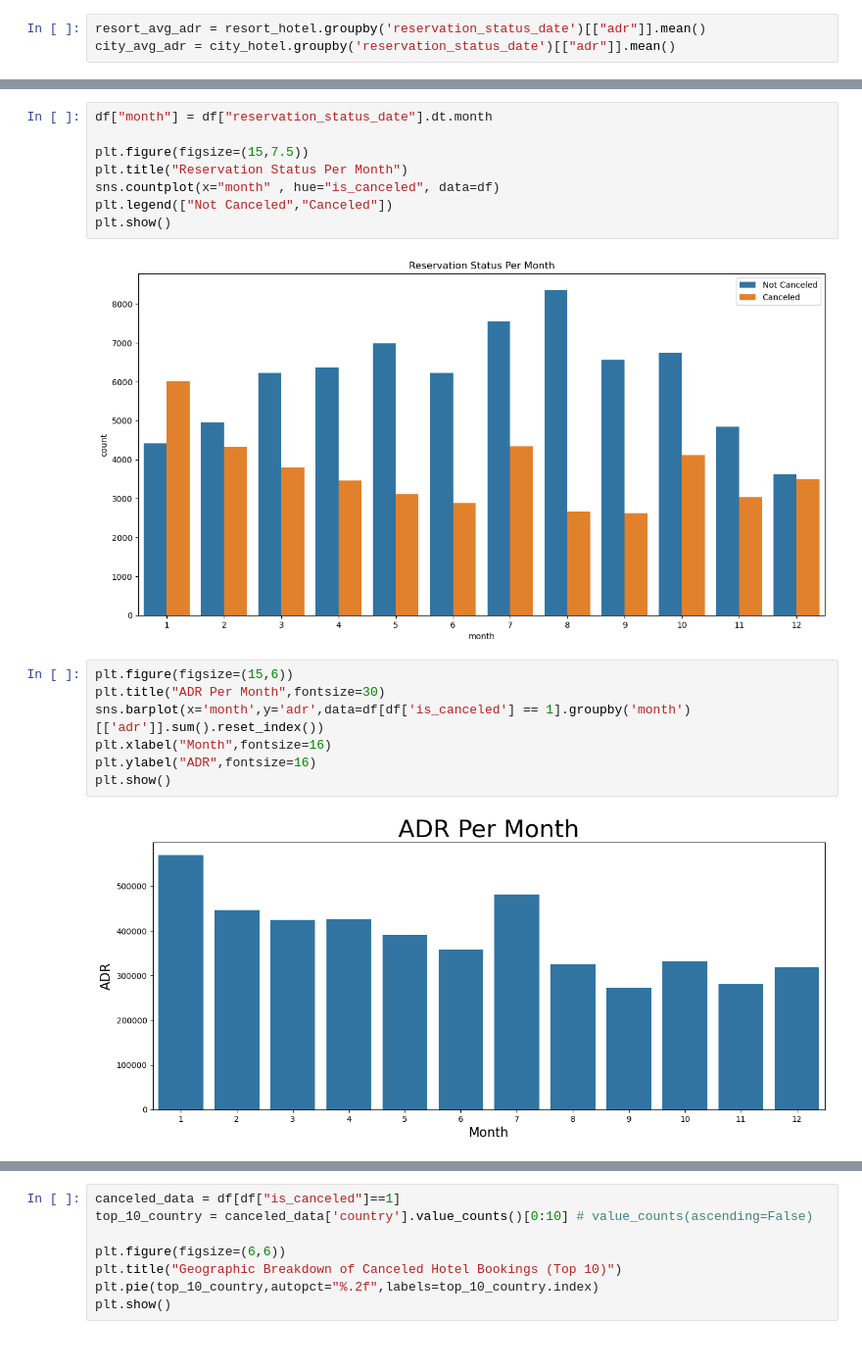
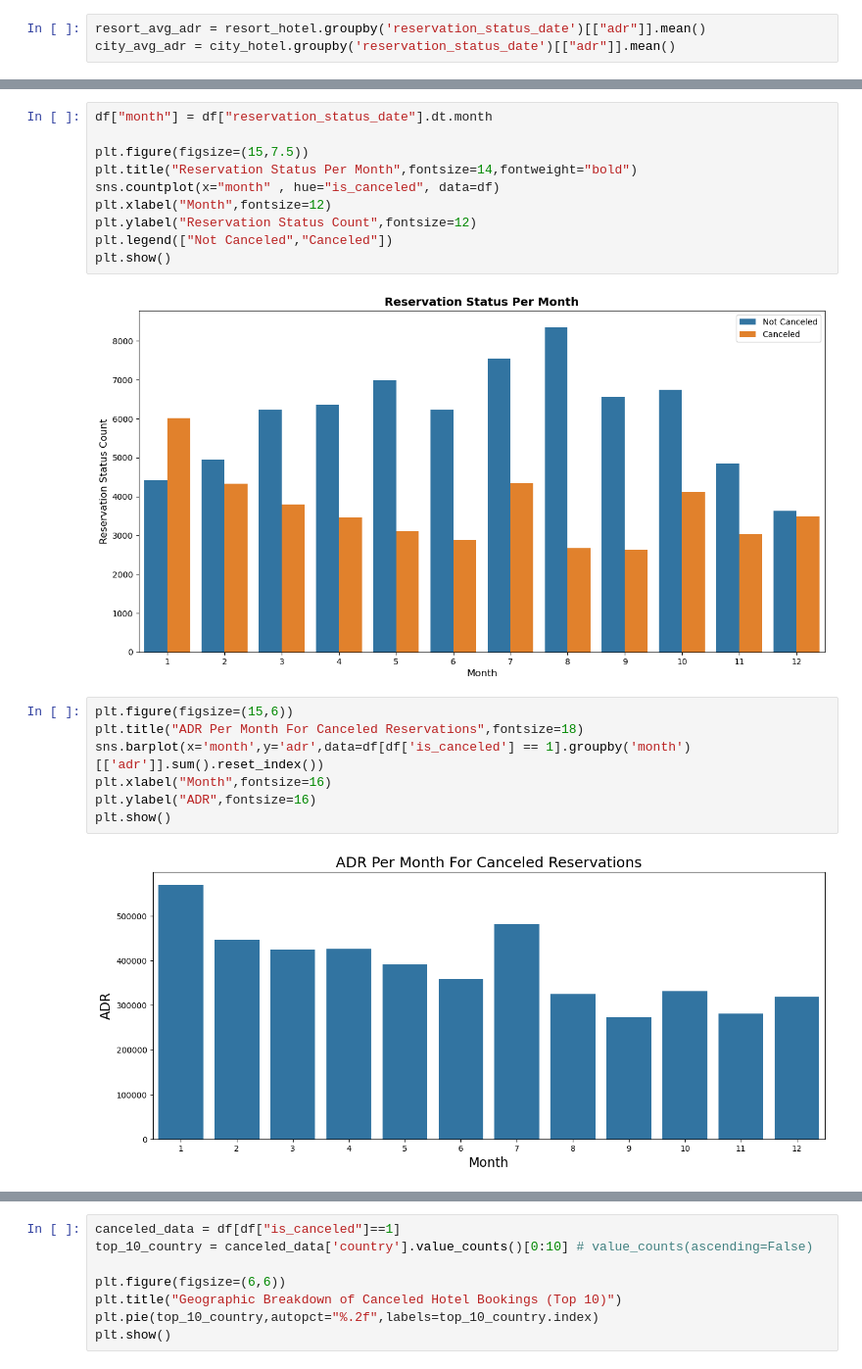
Before and after one commit to Sushil-Kumar-Sahoo/Hotel-Booking-Analysis, a Jupyter notebook: main.ipynb, the cells around one changed output, grey strips where cells are left out. Shown at 98% size. Drawn from its saved outputs; the diff is of its cells as text.

```diff
--- a/main.ipynb
+++ b/main.ipynb
@@ -280,18 +306,20 @@ plt.show()
 df["month"] = df["reservation_status_date"].dt.month
 
 plt.figure(figsize=(15,7.5))
-plt.title("Reservation Status Per Month")
+plt.title("Reservation Status Per Month",fontsize=14,fontweight="bold")
 sns.countplot(x="month" , hue="is_canceled", data=df)
+plt.xlabel("Month",fontsize=12)
+plt.ylabel("Reservation Status Count",fontsize=12)
 plt.legend(["Not Canceled","Canceled"])
 plt.show()
 # %% [output]
-[figure, old version]
+[figure, new version]
 # %%
 plt.figure(figsize=(15,6))
-plt.title("ADR Per Month",fontsize=30)
+plt.title("ADR Per Month For Canceled Reservations",fontsize=18)
 sns.barplot(x='month',y='adr',data=df[df['is_canceled'] == 1].groupby('month')[['adr']].sum().reset_index())
 plt.xlabel("Month",fontsize=16)
 plt.ylabel("ADR",fontsize=16)
 plt.show()
 # %% [output]
-[figure, old version]
+[figure, new version]
```
Also changed, not shown: parts of 16 cells of this notebook.
